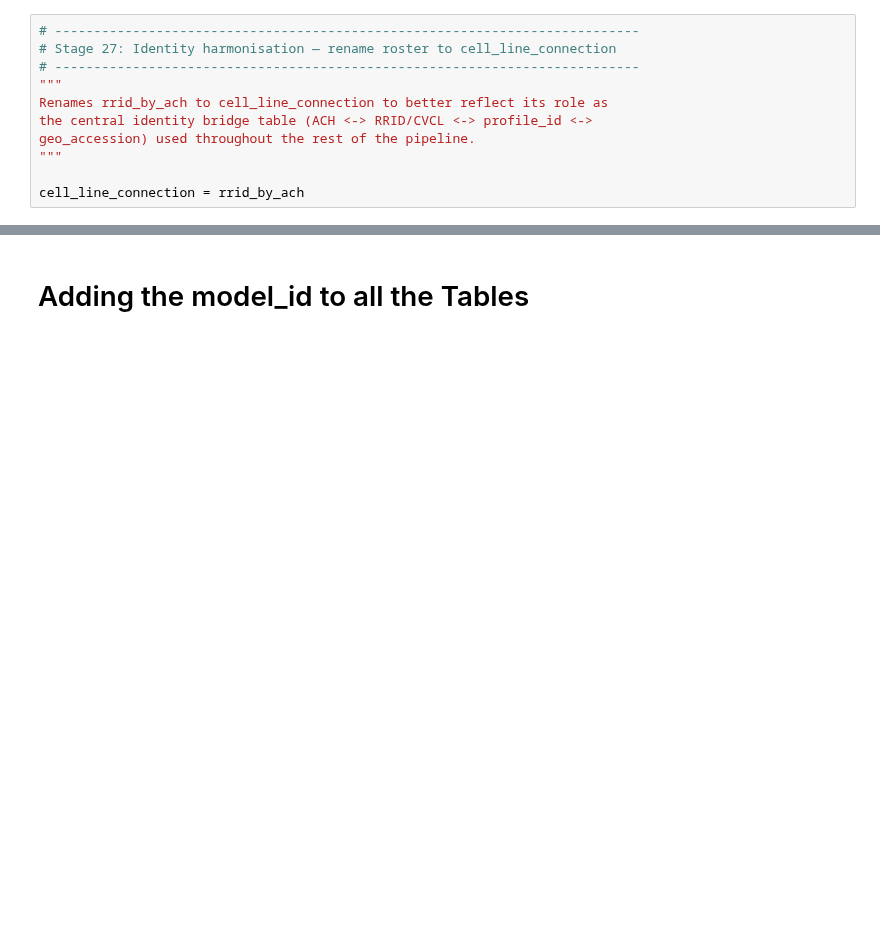
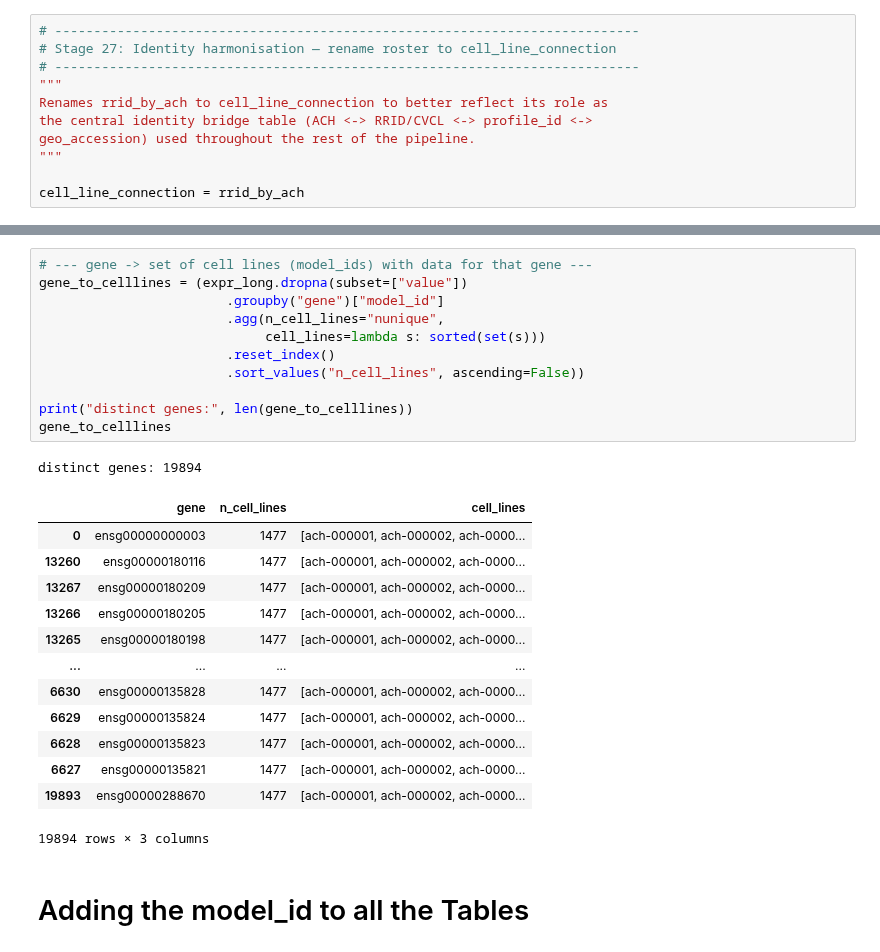
Before and after one commit to UoB-AstraZeneca-25-26/UoB-GeneTraceAI-25-26, a Jupyter notebook: src/Track - D/00_data_harmonisation_pipeline.ipynb, the cells around one changed output, grey strips where cells are left out. Cells and saved outputs as stored; diff of their text form; blank space fills up the shorter version.

```diff
--- a/src/Track - D/00_data_harmonisation_pipeline.ipynb
+++ b/src/Track - D/00_data_harmonisation_pipeline.ipynb
@@ -967,3 +1054,29 @@ cell_line_connection = rrid_by_ach
+# %%
+# --- gene -> set of cell lines (model_ids) with data for that gene ---
+gene_to_celllines = (expr_long.dropna(subset=["value"])
+                        .groupby("gene")["model_id"]
+                        .agg(n_cell_lines="nunique",
+                             cell_lines=lambda s: sorted(set(s)))
+                        .reset_index()
+                        .sort_values("n_cell_lines", ascending=False))
+
+print("distinct genes:", len(gene_to_celllines))
+gene_to_celllines
+# %% [output]
+distinct genes: 19894
+|  | gene | n_cell_lines | cell_lines |
+| 0 | ensg00000000003 | 1477 | [ach-000001, ach-000002, ach-0000... |
+| 13260 | ensg00000180116 | 1477 | [ach-000001, ach-000002, ach-0000... |
+| 13267 | ensg00000180209 | 1477 | [ach-000001, ach-000002, ach-0000... |
+| 13266 | ensg00000180205 | 1477 | [ach-000001, ach-000002, ach-0000... |
+| 13265 | ensg00000180198 | 1477 | [ach-000001, ach-000002, ach-0000... |
+| ... | ... | ... | ... |
+| 6630 | ensg00000135828 | 1477 | [ach-000001, ach-000002, ach-0000... |
+| 6629 | ensg00000135824 | 1477 | [ach-000001, ach-000002, ach-0000... |
+| 6628 | ensg00000135823 | 1477 | [ach-000001, ach-000002, ach-0000... |
+| 6627 | ensg00000135821 | 1477 | [ach-000001, ach-000002, ach-0000... |
+| 19893 | ensg00000288670 | 1477 | [ach-000001, ach-000002, ach-0000... |
+19894 rows × 3 columns
 # %% [markdown]
 # Adding the model_id to all the Tables
 # %%
```
Also changed, not shown: parts of 11 cells of this notebook.
